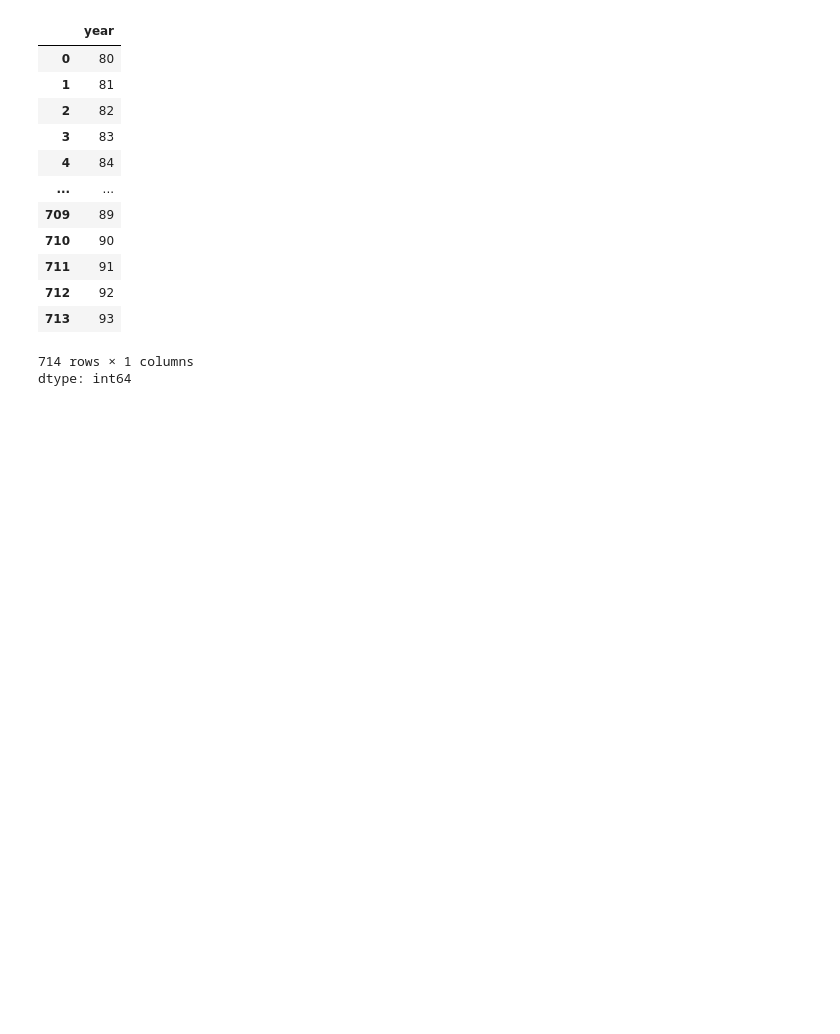
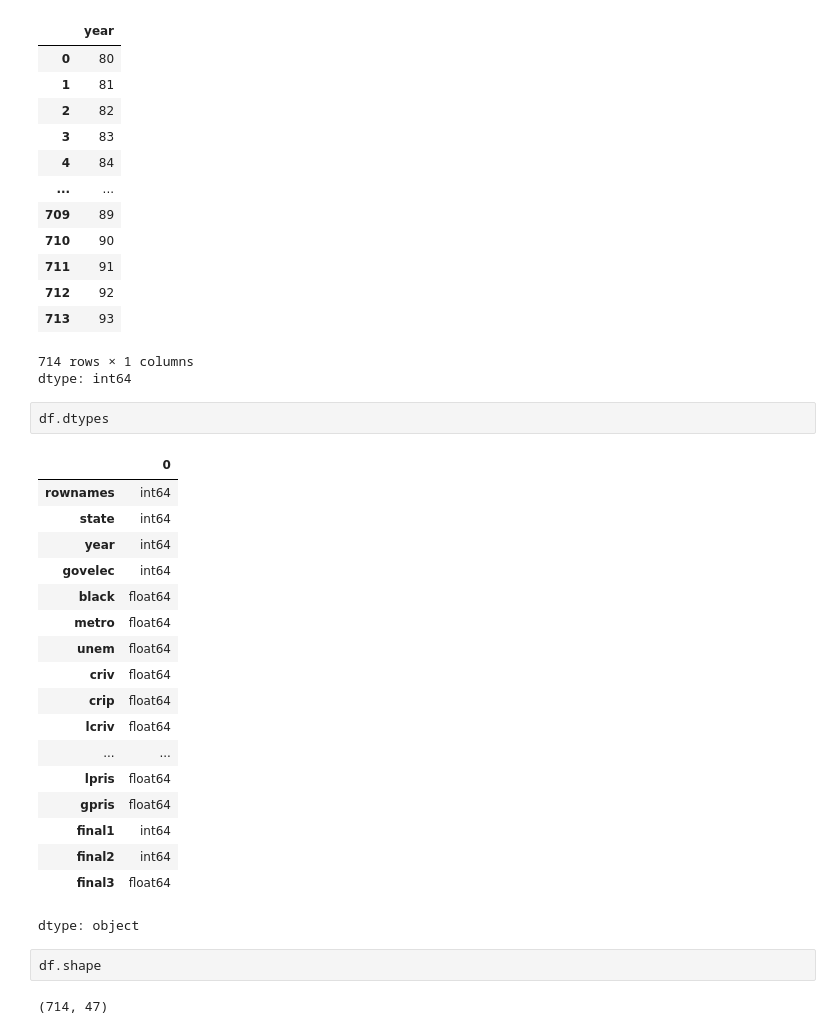
Before and after one commit to midhun2708/EDA-Th, a Jupyter notebook: 21BDS0063.ipynb, the cells around one changed output. Cells and saved outputs as stored; diff of their text form; blank space fills up the shorter version.

```diff
--- a/21BDS0063.ipynb
+++ b/21BDS0063.ipynb
@@ -390,3 +402,28 @@ df.year.bfill()
 | 713 | 93 |
 714 rows × 1 columns
 dtype: int64
+# %%
+df.dtypes
+# %% [output]
+|  | 0 |
+| rownames | int64 |
+| state | int64 |
+| year | int64 |
+| govelec | int64 |
+| black | float64 |
+| metro | float64 |
+| unem | float64 |
+| criv | float64 |
+| crip | float64 |
+| lcriv | float64 |
+| ... | ... |
+| lpris | float64 |
+| gpris | float64 |
+| final1 | int64 |
+| final2 | int64 |
+| final3 | float64 |
+dtype: object
+# %%
+df.shape
+# %% [output]
+(714, 47)
```
Also changed, not shown: parts of 9 cells of this notebook.
